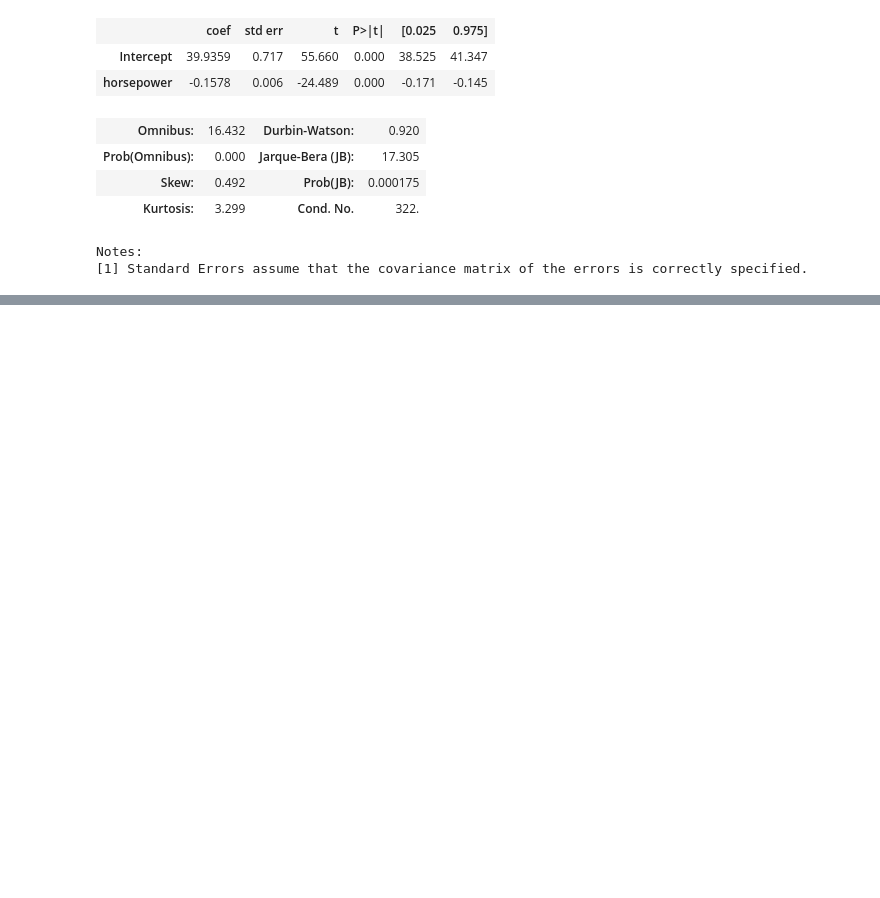
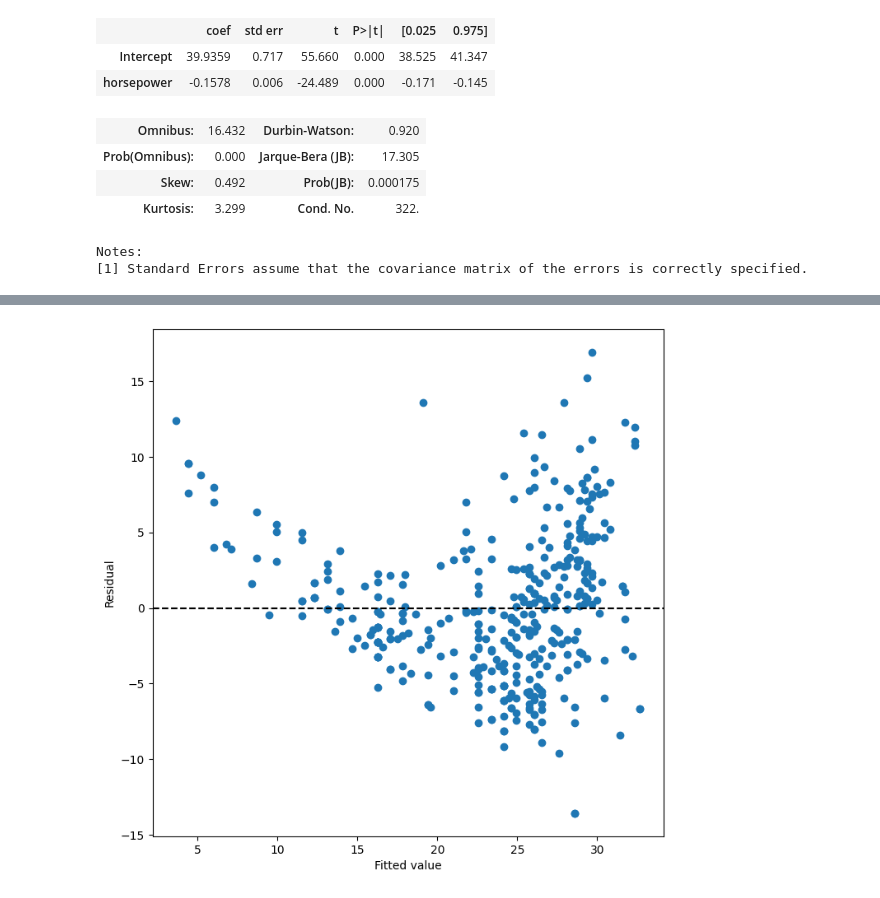
Before and after one commit to samjingwen/islp, a Jupyter notebook: ch03/ch03.ipynb, the cells around one changed output, grey strips where cells are left out. Cells and saved outputs as stored; diff of their text form; code cells hidden in the pictures; blank space fills up the shorter version.

```diff
--- a/ch03/ch03.ipynb
+++ b/ch03/ch03.ipynb
@@ -54,0 +72,8 @@ Notes:
+# %%
+fig, ax = plt.subplots(figsize=(8,8))
+ax.scatter(model.fittedvalues, model.resid)
+ax.set_xlabel('Fitted value')
+ax.set_ylabel('Residual')
+ax.axhline(0, c='k', ls='--');
+# %% [output]
+[figure, added]
```
Also changed, not shown: parts of 4 cells of this notebook.
